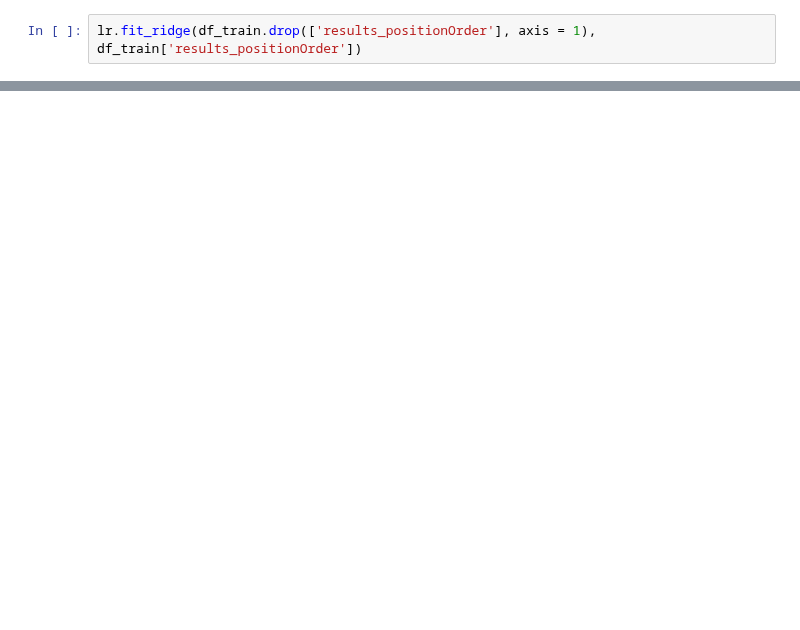
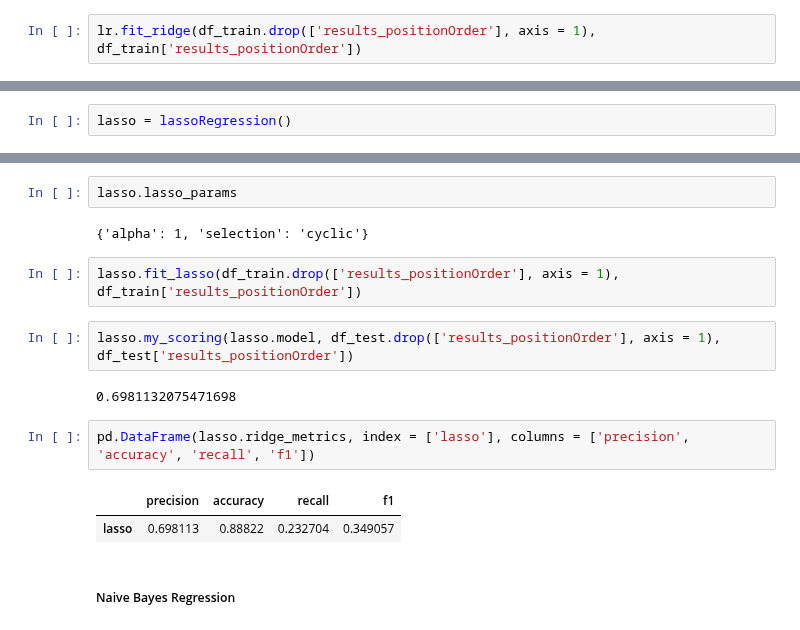
Before and after one commit to Nipun-Gupta26/ML-Project, a Jupyter notebook: training.ipynb, the cells around one changed output, grey strips where cells are left out. Drawn from its saved outputs; the diff is of its cells as text; blank space fills up the shorter version.

```diff
--- a/training.ipynb
+++ b/training.ipynb
@@ -158,0 +182,2 @@ lr.my_scoring(lr.model, df_test.drop(['results_positionOrder'], axis = 1), df_te
+# %%
+lasso = lassoRegression()
@@ -158,0 +204,17 @@ lr.my_scoring(lr.model, df_test.drop(['results_positionOrder'], axis = 1), df_te
+# %%
+lasso.lasso_params
+# %% [output]
+{'alpha': 1, 'selection': 'cyclic'}
+# %%
+lasso.fit_lasso(df_train.drop(['results_positionOrder'], axis = 1), df_train['results_positionOrder'])
+# %%
+lasso.my_scoring(lasso.model, df_test.drop(['results_positionOrder'], axis = 1), df_test['results_positionOrder'])
+# %% [output]
+0.6981132075471698
+# %%
+pd.DataFrame(lasso.ridge_metrics, index = ['lasso'], columns = ['precision', 'accuracy', 'recall', 'f1'])
+# %% [output]
+|  | precision | accuracy | recall | f1 |
+| lasso | 0.698113 | 0.88822 | 0.232704 | 0.349057 |
+# %% [markdown]
+##### Naive Bayes Regression
```
Also changed, not shown: parts of 13 cells of this notebook, 1 other file.
